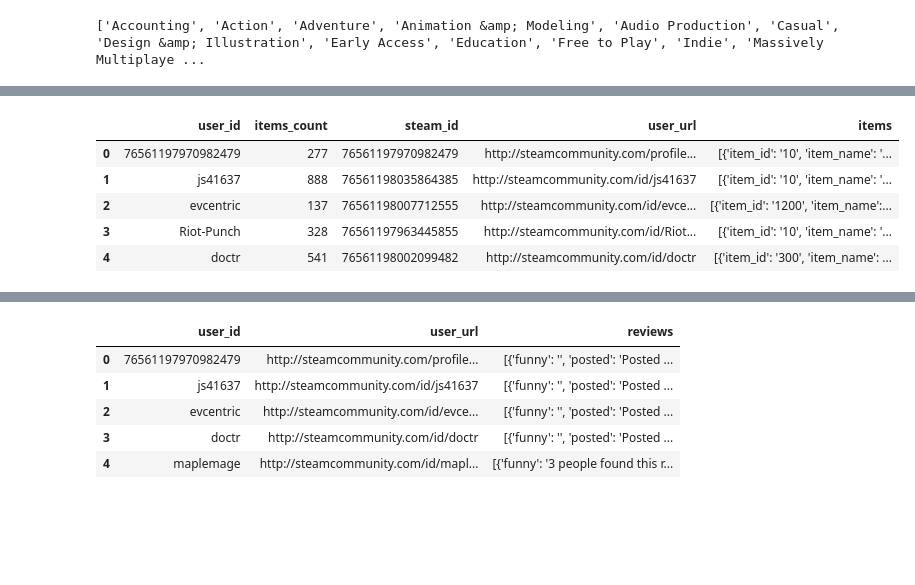
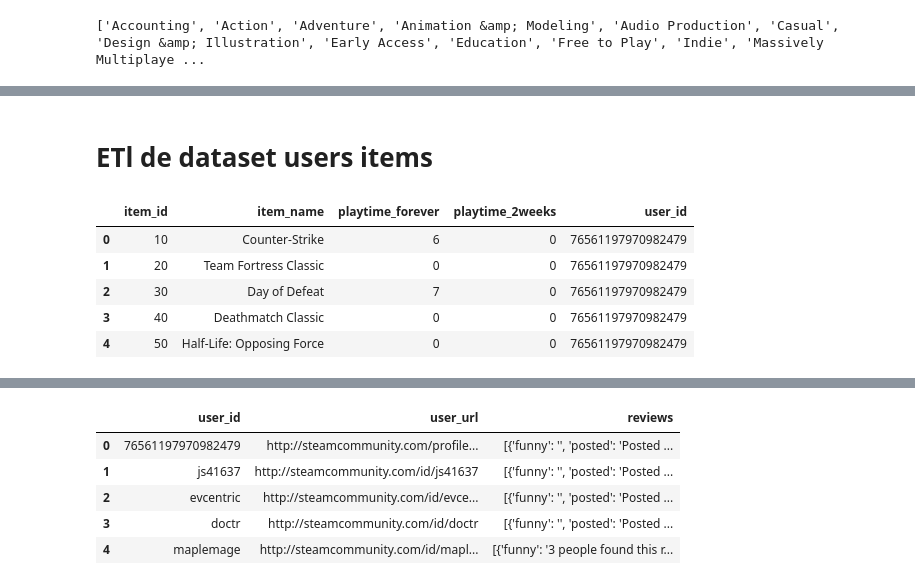
Before and after one commit to JUrielCerecero/PI-MLOPS, a Jupyter notebook: ETL.ipynb, the cells around one changed output, grey strips where cells are left out. Cells and saved outputs as stored; diff of their text form; code cells hidden in the pictures; blank space fills up the shorter version.

```diff
--- a/ETL.ipynb
+++ b/ETL.ipynb
@@ -151,7 +172,7 @@ datossinaño
 #falta comprobar si los videjugos que no tienen año son relevantes para las funciones y en caso que no, hare la conversion despues al año 2018 que es al año en que la mayoria se lanzaron
 # %%
 # unimos los generos al dataframe de juegos
-dfjuegos=dfjuegos.join(dfoutput[['genres','id']],how='inner')
+dfjuegos=dfjuegos.join(dfoutput[['genres','id','tags']],how='inner')
 # %%
 dfjuegos.head()
 # %% [output]
@@ -177,0 +229,2 @@ print(generos)
+# %% [markdown]
+# ETl de dataset users items
@@ -178,9 +237,20 @@ print(generos)
+# %%
+# Se desanida la columna de items y se pasa a un Dataframe el cual contiene la informacion de cada juego jugado por el usuario, como horas jugadas y el id del juego
+lista_items=[]
+lista_items2=[]
+for a in dfitems['items']:
+    lista_items.append(ast.literal_eval(str(a)))
+for a in range(len(lista_items)):
+    for b in range(len(lista_items[a])):
+        lista_items[a][b]['user_id']=lisitems[a]['user_id']
+        lista_items2.append(lista_items[a][b])
 # %%
+dfitems=pd.DataFrame(lista_items2)
 dfitems.head()
 # %% [output]
-|  | user_id | items_count | steam_id | user_url | items |
-| 0 | 76561197970982479 | 277 | 76561197970982479 | http://steamcommunity.com/profile... | [{'item_id': '10', 'item_name': '... |
-| 1 | js41637 | 888 | 76561198035864385 | http://steamcommunity.com/id/js41637 | [{'item_id': '10', 'item_name': '... |
-| 2 | evcentric | 137 | 76561198007712555 | http://steamcommunity.com/id/evce... | [{'item_id': '1200', 'item_name':... |
-| 3 | Riot-Punch | 328 | 76561197963445855 | http://steamcommunity.com/id/Riot... | [{'item_id': '10', 'item_name': '... |
-| 4 | doctr | 541 | 76561198002099482 | http://steamcommunity.com/id/doctr | [{'item_id': '300', 'item_name': ... |
+|  | item_id | item_name | playtime_forever | playtime_2weeks | user_id |
+| 0 | 10 | Counter-Strike | 6 | 0 | 76561197970982479 |
+| 1 | 20 | Team Fortress Classic | 0 | 0 | 76561197970982479 |
+| 2 | 30 | Day of Defeat | 7 | 0 | 76561197970982479 |
+| 3 | 40 | Deathmatch Classic | 0 | 0 | 76561197970982479 |
+| 4 | 50 | Half-Life: Opposing Force | 0 | 0 | 76561197970982479 |
```
Also changed, not shown: parts of 27 cells of this notebook.
